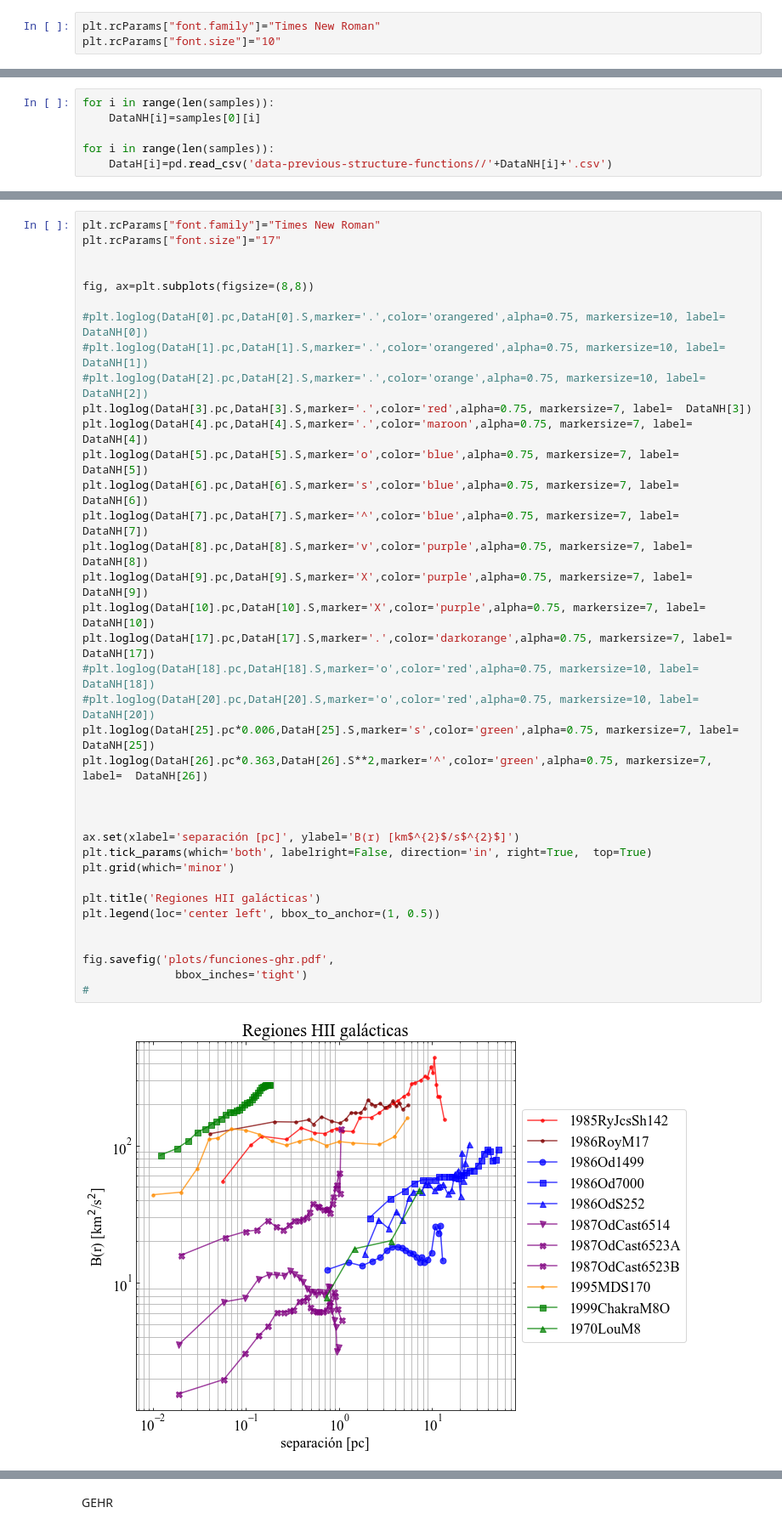
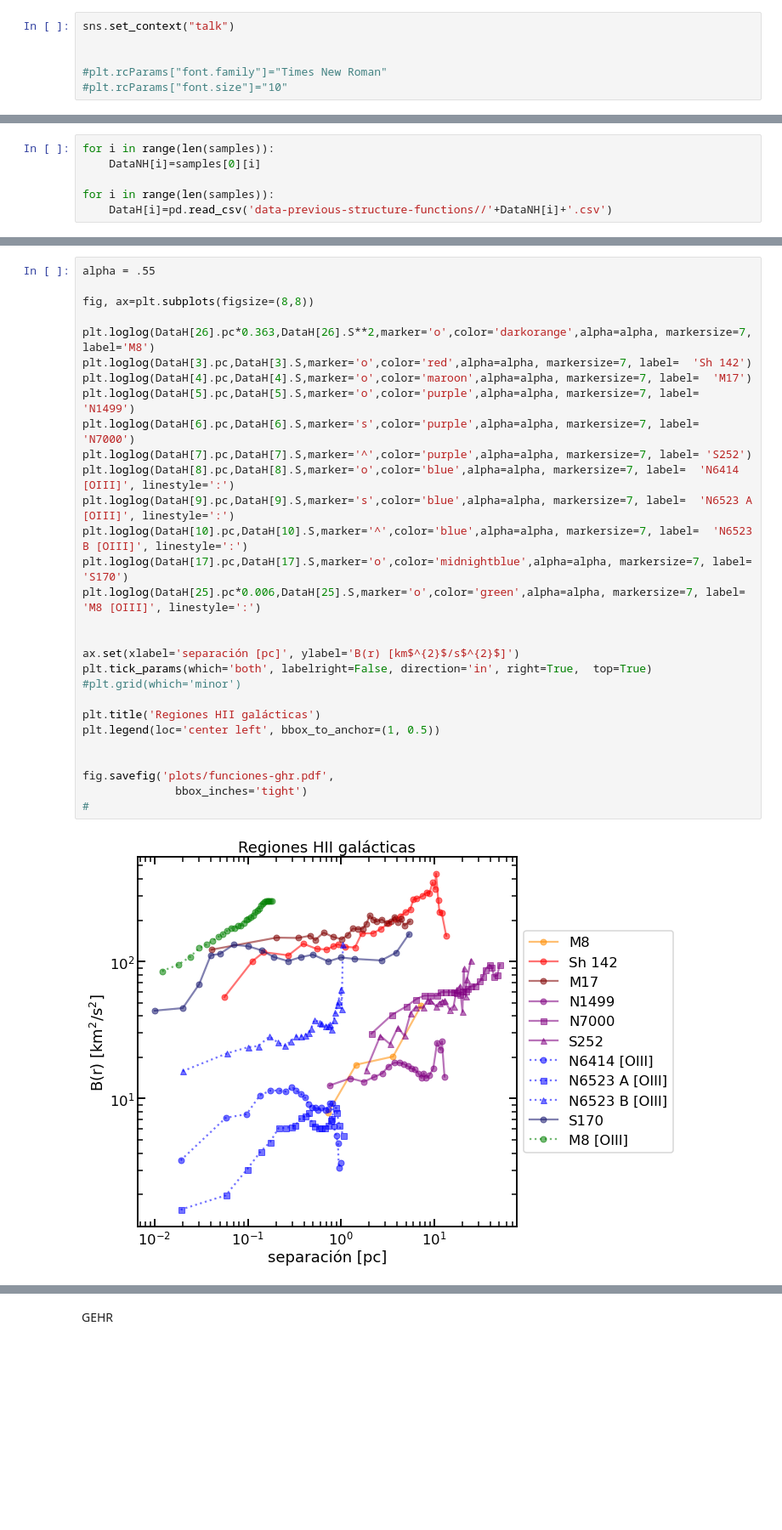
Before and after one commit to JavGVastro/PhD.Paper, a Jupyter notebook: state-of-art/structure-functions-catalogue.ipynb, the cells around one changed output, grey strips where cells are left out. Shown at 85% size. Cells and saved outputs as stored; diff of their text form; blank space fills up the shorter version.

```diff
--- a/state-of-art/structure-functions-catalogue.ipynb
+++ b/state-of-art/structure-functions-catalogue.ipynb
@@ -14,6 +16,9 @@ import json
 # %%
-plt.rcParams["font.family"]="Times New Roman"
-plt.rcParams["font.size"]="10"
+sns.set_context("talk")
+
+
+#plt.rcParams["font.family"]="Times New Roman"
+#plt.rcParams["font.size"]="10"
 # %%
 datapath_names = Path(open("path-name-list.txt", "r").read()).expanduser()
 # %% [markdown]
@@ -104,39 +109,31 @@ samples
 # %%
-plt.rcParams["font.family"]="Times New Roman"
-plt.rcParams["font.size"]="17"
-
+alpha = .55
 
 fig, ax=plt.subplots(figsize=(8,8))
 
-#plt.loglog(DataH[0].pc,DataH[0].S,marker='.',color='orangered',alpha=0.75, markersize=10, label=  DataNH[0])
-#plt.loglog(DataH[1].pc,DataH[1].S,marker='.',color='orangered',alpha=0.75, markersize=10, label=  DataNH[1])
-#plt.loglog(DataH[2].pc,DataH[2].S,marker='.',color='orange',alpha=0.75, markersize=10, label=  DataNH[2])
-plt.loglog(DataH[3].pc,DataH[3].S,marker='.',color='red',alpha=0.75, markersize=7, label=  DataNH[3])
-plt.loglog(DataH[4].pc,DataH[4].S,marker='.',color='maroon',alpha=0.75, markersize=7, label=  DataNH[4])
-plt.loglog(DataH[5].pc,DataH[5].S,marker='o',color='blue',alpha=0.75, markersize=7, label=  DataNH[5])
-plt.loglog(DataH[6].pc,DataH[6].S,marker='s',color='blue',alpha=0.75, markersize=7, label=  DataNH[6])
-plt.loglog(DataH[7].pc,DataH[7].S,marker='^',color='blue',alpha=0.75, markersize=7, label=  DataNH[7])
-plt.loglog(DataH[8].pc,DataH[8].S,marker='v',color='purple',alpha=0.75, markersize=7, label=  DataNH[8])
-plt.loglog(DataH[9].pc,DataH[9].S,marker='X',color='purple',alpha=0.75, markersize=7, label=  DataNH[9])
-plt.loglog(DataH[10].pc,DataH[10].S,marker='X',color='purple',alpha=0.75, markersize=7, label=  DataNH[10])
-plt.loglog(DataH[17].pc,DataH[17].S,marker='.',color='darkorange',alpha=0.75, markersize=7, label=  DataNH[17])
-#plt.loglog(DataH[18].pc,DataH[18].S,marker='o',color='red',alpha=0.75, markersize=10, label=  DataNH[18])
-#plt.loglog(DataH[20].pc,DataH[20].S,marker='o',color='red',alpha=0.75, markersize=10, label=  DataNH[20])
-plt.loglog(DataH[25].pc*0.006,DataH[25].S,marker='s',color='green',alpha=0.75, markersize=7, label=  DataNH[25])
-plt.loglog(DataH[26].pc*0.363,DataH[26].S**2,marker='^',color='green',alpha=0.75, markersize=7, label=  DataNH[26])
-
+plt.loglog(DataH[26].pc*0.363,DataH[26].S**2,marker='o',color='darkorange',alpha=alpha, markersize=7, label='M8')
+plt.loglog(DataH[3].pc,DataH[3].S,marker='o',color='red',alpha=alpha, markersize=7, label=  'Sh 142')
+plt.loglog(DataH[4].pc,DataH[4].S,marker='o',color='maroon',alpha=alpha, markersize=7, label=  'M17')
+plt.loglog(DataH[5].pc,DataH[5].S,marker='o',color='purple',alpha=alpha, markersize=7, label=  'N1499')
+plt.loglog(DataH[6].pc,DataH[6].S,marker='s',color='purple',alpha=alpha, markersize=7, label=  'N7000')
+plt.loglog(DataH[7].pc,DataH[7].S,marker='^',color='purple',alpha=alpha, markersize=7, label= 'S252')
+plt.loglog(DataH[8].pc,DataH[8].S,marker='o',color='blue',alpha=alpha, markersize=7, label=  'N6414 [OIII]', linestyle=':')
+plt.loglog(DataH[9].pc,DataH[9].S,marker='s',color='blue',alpha=alpha, markersize=7, label=  'N6523 A [OIII]', linestyle=':')
+plt.loglog(DataH[10].pc,DataH[10].S,marker='^',color='blue',alpha=alpha, markersize=7, label=  'N6523 B [OIII]', linestyle=':')
+plt.loglog(DataH[17].pc,DataH[17].S,marker='o',color='midnightblue',alpha=alpha, markersize=7, label=  'S170')
+plt.loglog(DataH[25].pc*0.006,DataH[25].S,marker='o',color='green',alpha=alpha, markersize=7, label=  'M8 [OIII]', linestyle=':')
 
 
 ax.set(xlabel='separación [pc]', ylabel='B(r) [km$^{2}$/s$^{2}$]')
 plt.tick_params(which='both', labelright=False, direction='in', right=True,  top=True)
-plt.grid(which='minor')
+#plt.grid(which='minor')
 
 plt.title('Regiones HII galácticas')
 plt.legend(loc='center left', bbox_to_anchor=(1, 0.5))
 
 
 fig.savefig('plots/funciones-ghr.pdf',
               bbox_inches='tight')
 #
 # %% [output]
-[figure, old version]
+[figure, new version]
```
Also changed, not shown: parts of 19 cells of this notebook, 26 other files.
